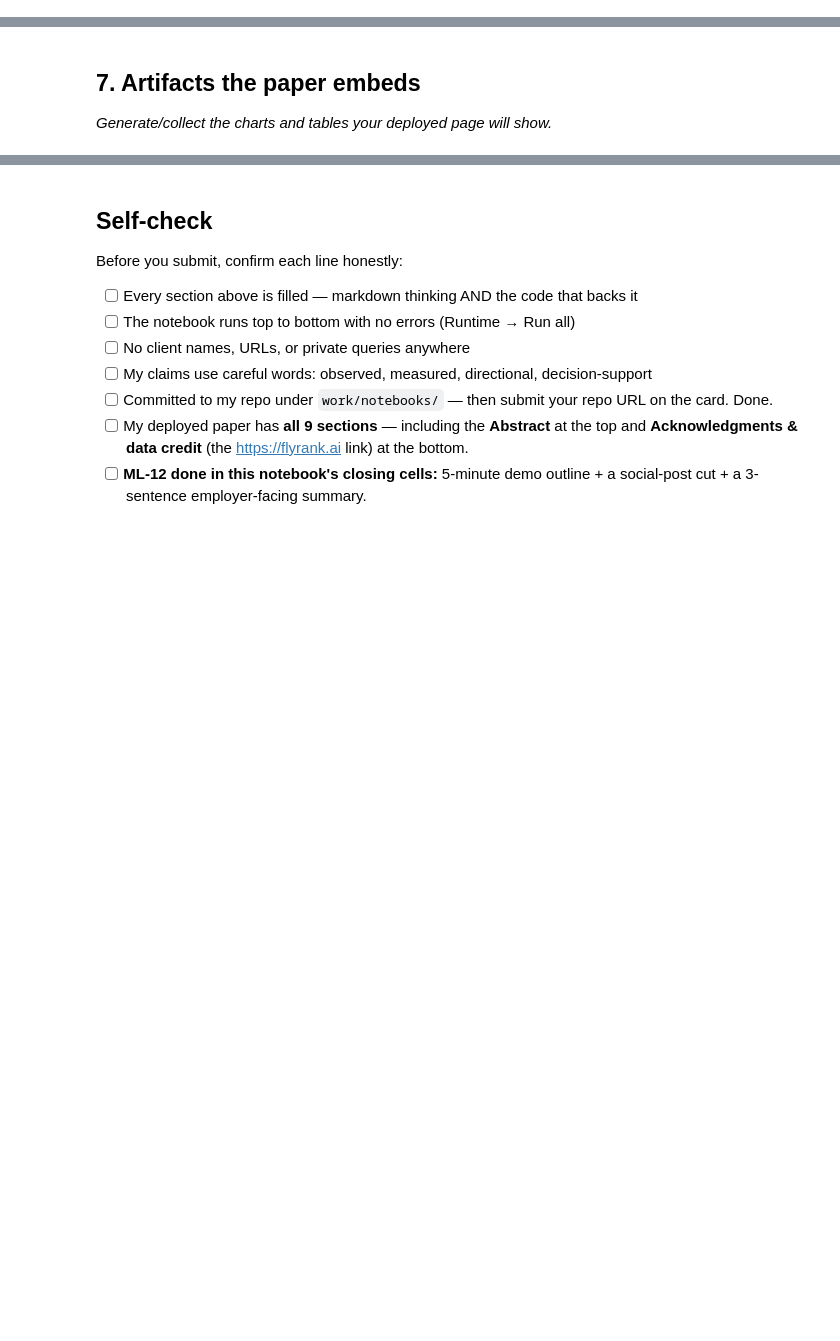
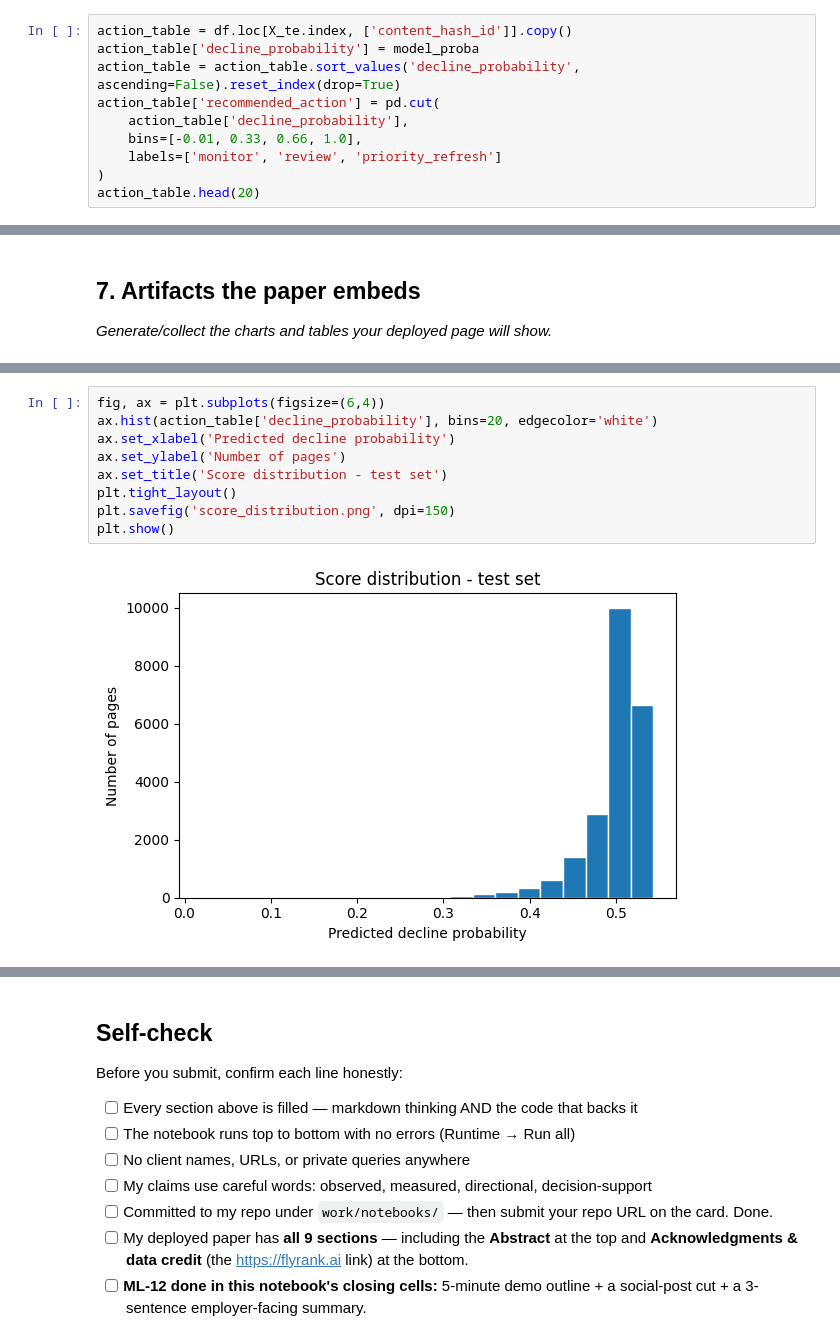
Before and after one commit to DuaaMahar5/FlyRank-internship-ml, a Jupyter notebook: work/notebooks/capstone.ipynb, the cells around one changed output, grey strips where cells are left out. Saved outputs shown, nothing was run; the diff lists cells and outputs as text; blank space fills up the shorter version.

```diff
--- a/work/notebooks/capstone.ipynb
+++ b/work/notebooks/capstone.ipynb
@@ -30,3 +378,13 @@ This skeleton is yours to fill. Work the sections **in order** — each one has
 ## 6. Ranked recommendations
 
 *The action playbook output — the paper's recommendations section.*
+# %%
+action_table = df.loc[X_te.index, ['content_hash_id']].copy()
+action_table['decline_probability'] = model_proba
+action_table = action_table.sort_values('decline_probability', ascending=False).reset_index(drop=True)
+action_table['recommended_action'] = pd.cut(
+    action_table['decline_probability'],
+    bins=[-0.01, 0.33, 0.66, 1.0],
+    labels=['monitor', 'review', 'priority_refresh']
+)
+action_table.head(20)
@@ -36,0 +445,11 @@ This skeleton is yours to fill. Work the sections **in order** — each one has
+# %%
+fig, ax = plt.subplots(figsize=(6,4))
+ax.hist(action_table['decline_probability'], bins=20, edgecolor='white')
+ax.set_xlabel('Predicted decline probability')
+ax.set_ylabel('Number of pages')
+ax.set_title('Score distribution - test set')
+plt.tight_layout()
+plt.savefig('score_distribution.png', dpi=150)
+plt.show()
+# %% [output]
+[figure, added]
```
Also changed, not shown: parts of 19 cells of this notebook.
